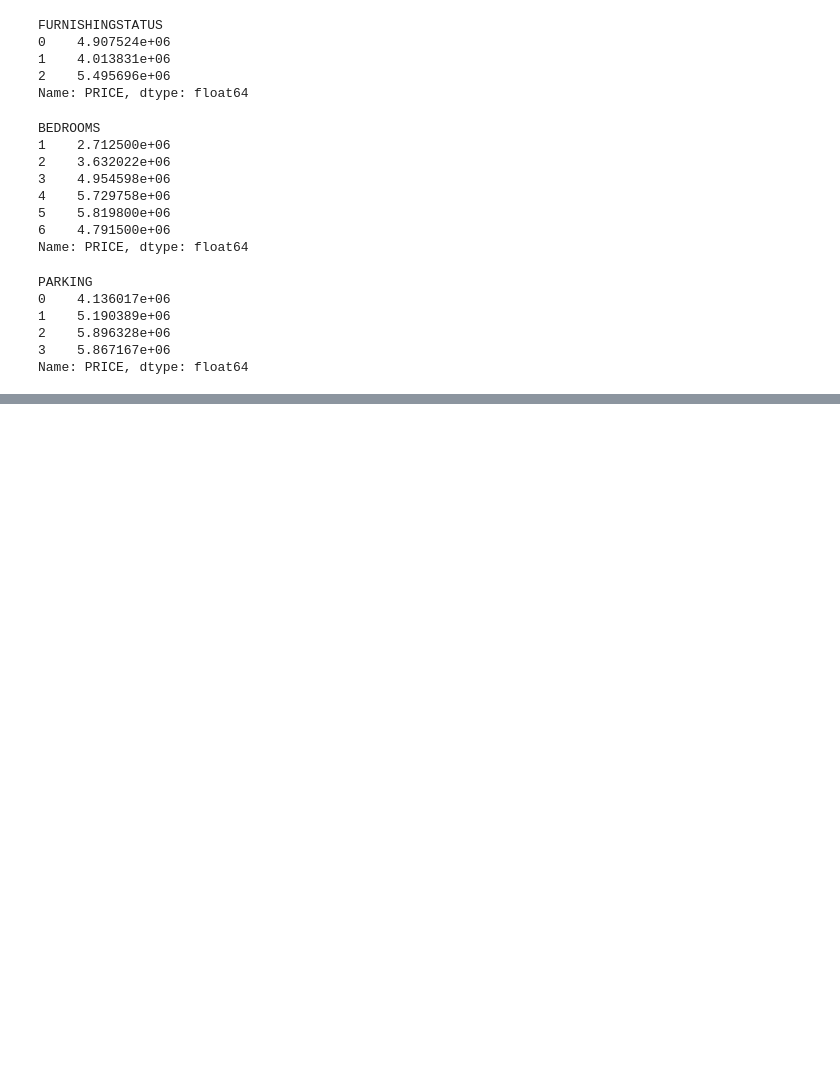
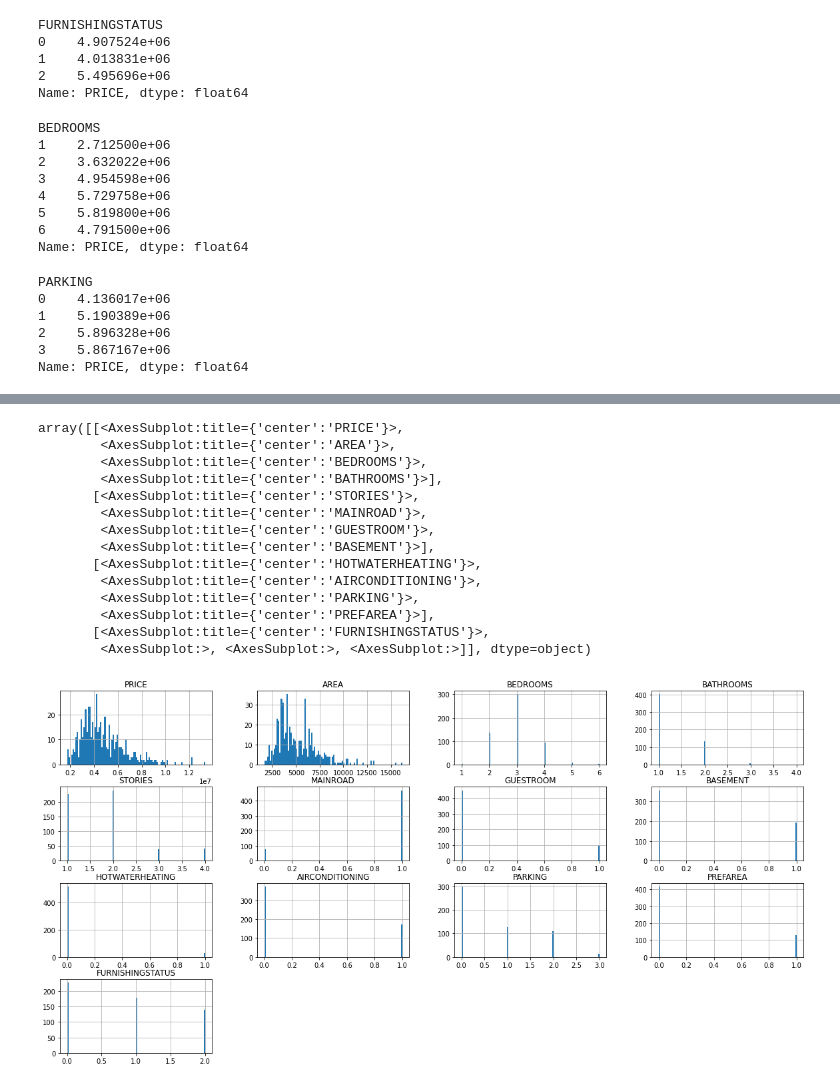
Before and after one commit to babiswas/pandasrepo, a Jupyter notebook: Housing.ipynb, the cells around one changed output, grey strips where cells are left out. Drawn from its saved outputs; the diff is of its cells as text; code cells hidden in the pictures; blank space fills up the shorter version.

```diff
--- a/Housing.ipynb
+++ b/Housing.ipynb
@@ -443,0 +462,18 @@ Name: PRICE, dtype: float64
+# %%
+df.hist(figsize=(50,10),bins=100)
+# %% [output]
+array([[<AxesSubplot:title={'center':'PRICE'}>,
+        <AxesSubplot:title={'center':'AREA'}>,
+        <AxesSubplot:title={'center':'BEDROOMS'}>,
+        <AxesSubplot:title={'center':'BATHROOMS'}>],
+       [<AxesSubplot:title={'center':'STORIES'}>,
+        <AxesSubplot:title={'center':'MAINROAD'}>,
+        <AxesSubplot:title={'center':'GUESTROOM'}>,
+        <AxesSubplot:title={'center':'BASEMENT'}>],
+       [<AxesSubplot:title={'center':'HOTWATERHEATING'}>,
+        <AxesSubplot:title={'center':'AIRCONDITIONING'}>,
+        <AxesSubplot:title={'center':'PARKING'}>,
+        <AxesSubplot:title={'center':'PREFAREA'}>],
+       [<AxesSubplot:title={'center':'FURNISHINGSTATUS'}>,
+        <AxesSubplot:>, <AxesSubplot:>, <AxesSubplot:>]], dtype=object)
+[figure, added]
```
Also changed, not shown: parts of 3 cells of this notebook.
